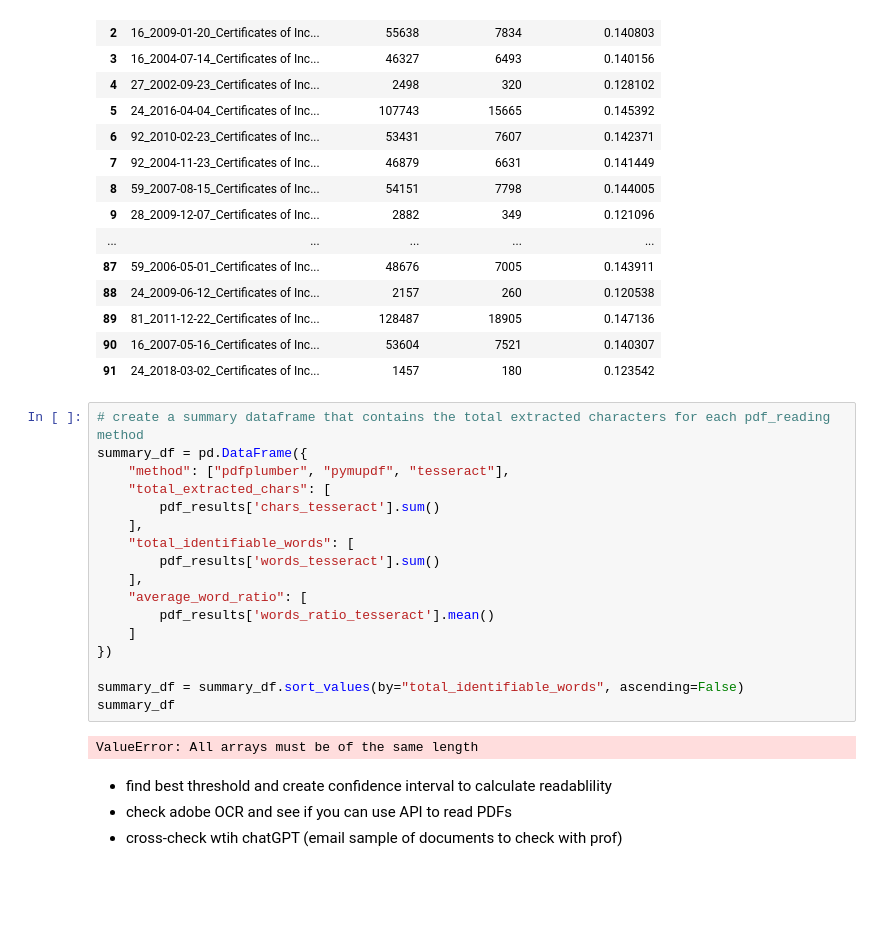
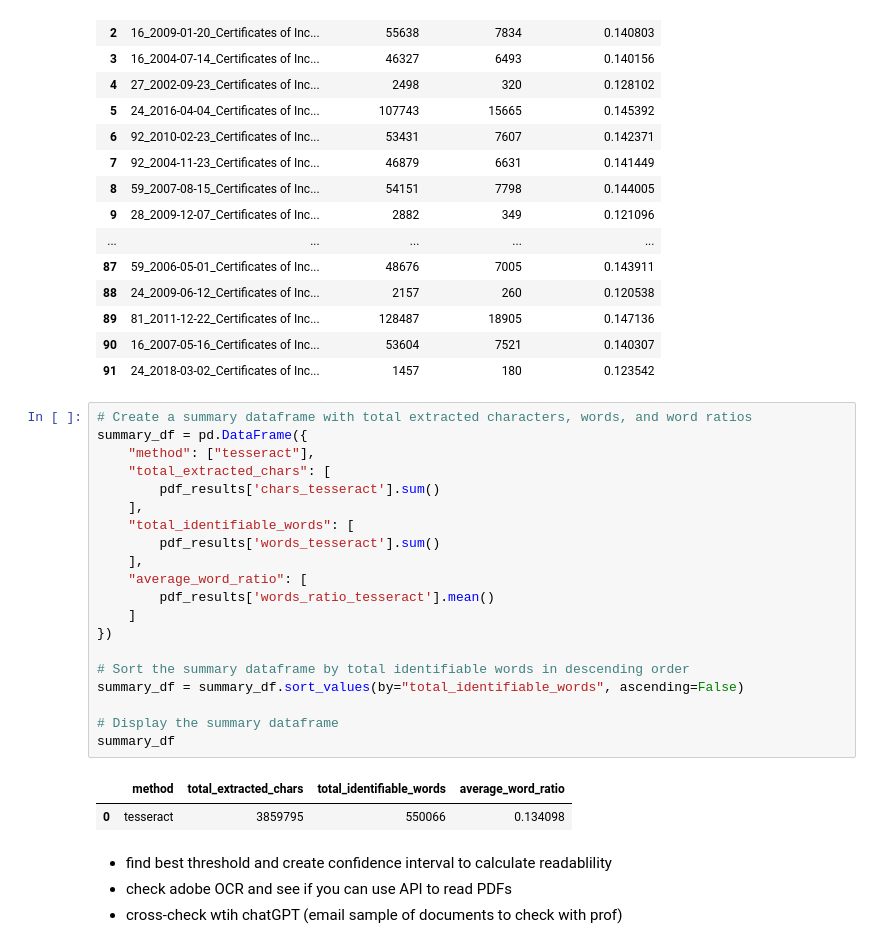
Before and after one commit to alexchen4/vc-research, a Jupyter notebook: pdf_convert.ipynb, the cells around one changed output. Saved outputs shown, nothing was run; the diff lists cells and outputs as text; blank space fills up the shorter version.

```diff
--- a/pdf_convert.ipynb
+++ b/pdf_convert.ipynb
@@ -132,24 +132,28 @@ pdf_results
 | 90 | 16_2007-05-16_Certificates of Inc... | 53604 | 7521 | 0.140307 |
 | 91 | 24_2018-03-02_Certificates of Inc... | 1457 | 180 | 0.123542 |
 # %%
-# create a summary dataframe that contains the total extracted characters for each pdf_reading method
+# Create a summary dataframe with total extracted characters, words, and word ratios
 summary_df = pd.DataFrame({
-    "method": ["pdfplumber", "pymupdf", "tesseract"],
+    "method": ["tesseract"],
     "total_extracted_chars": [
         pdf_results['chars_tesseract'].sum()
     ],
     "total_identifiable_words": [
         pdf_results['words_tesseract'].sum()
     ],
     "average_word_ratio": [
         pdf_results['words_ratio_tesseract'].mean()
     ]
 })
 
+# Sort the summary dataframe by total identifiable words in descending order
 summary_df = summary_df.sort_values(by="total_identifiable_words", ascending=False)
+
+# Display the summary dataframe
 summary_df
 # %% [output]
-ValueError: All arrays must be of the same length
+|  | method | total_extracted_chars | total_identifiable_words | average_word_ratio |
+| 0 | tesseract | 3859795 | 550066 | 0.134098 |
 # %% [markdown]
 - find best threshold and create confidence interval to calculate readablility
 - check adobe OCR and see if you can use API to read PDFs
```
